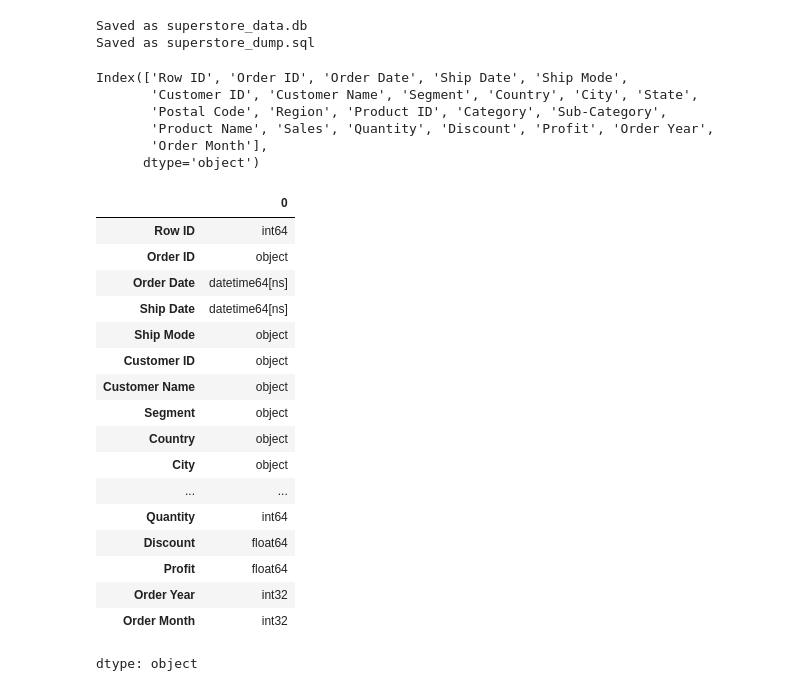
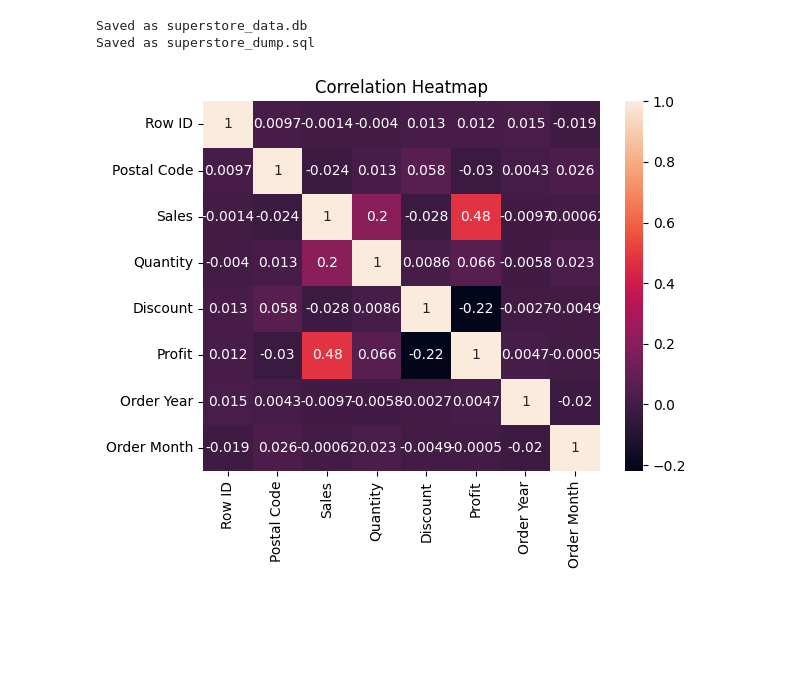
Before and after one commit to Taksha03/sales-data-analysis-dashboard, a Jupyter notebook: data_cleaning_analysis.ipynb, the cells around one changed output. Drawn from its saved outputs; the diff is of its cells as text; code cells hidden in the pictures; blank space fills up the shorter version.

```diff
--- a/data_cleaning_analysis.ipynb
+++ b/data_cleaning_analysis.ipynb
@@ -155,33 +157,10 @@ print("Saved as superstore_dump.sql")
 # %% [output]
 Saved as superstore_data.db
 Saved as superstore_dump.sql
-# %%
-df.columns
-# %% [output]
-Index(['Row ID', 'Order ID', 'Order Date', 'Ship Date', 'Ship Mode',
-       'Customer ID', 'Customer Name', 'Segment', 'Country', 'City', 'State',
-       'Postal Code', 'Region', 'Product ID', 'Category', 'Sub-Category',
-       'Product Name', 'Sales', 'Quantity', 'Discount', 'Profit', 'Order Year',
-       'Order Month'],
-      dtype='object')
-# %%
-df.dtypes
-# %% [output]
-|  | 0 |
-| Row ID | int64 |
-| Order ID | object |
-| Order Date | datetime64[ns] |
-| Ship Date | datetime64[ns] |
-| Ship Mode | object |
-| Customer ID | object |
-| Customer Name | object |
-| Segment | object |
-| Country | object |
-| City | object |
-| ... | ... |
-| Quantity | int64 |
-| Discount | float64 |
-| Profit | float64 |
-| Order Year | int32 |
-| Order Month | int32 |
-dtype: object
+# %%
+#Correlation Heatmap
+sns.heatmap(df.corr(numeric_only=True), annot=True)
+plt.title("Correlation Heatmap")
+plt.show()
+# %% [output]
+[figure, added]
```
Also changed, not shown: parts of 7 cells of this notebook.
